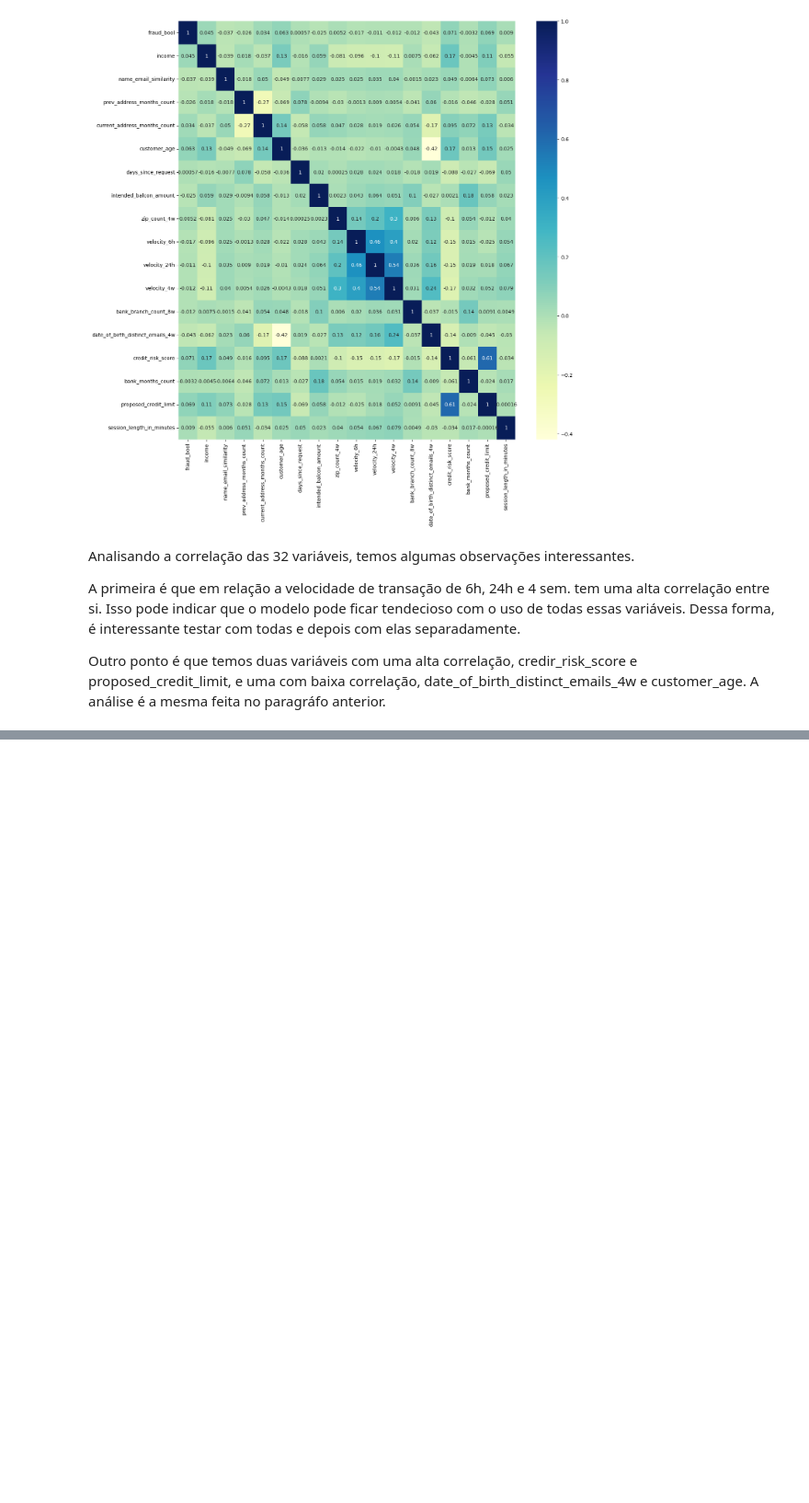
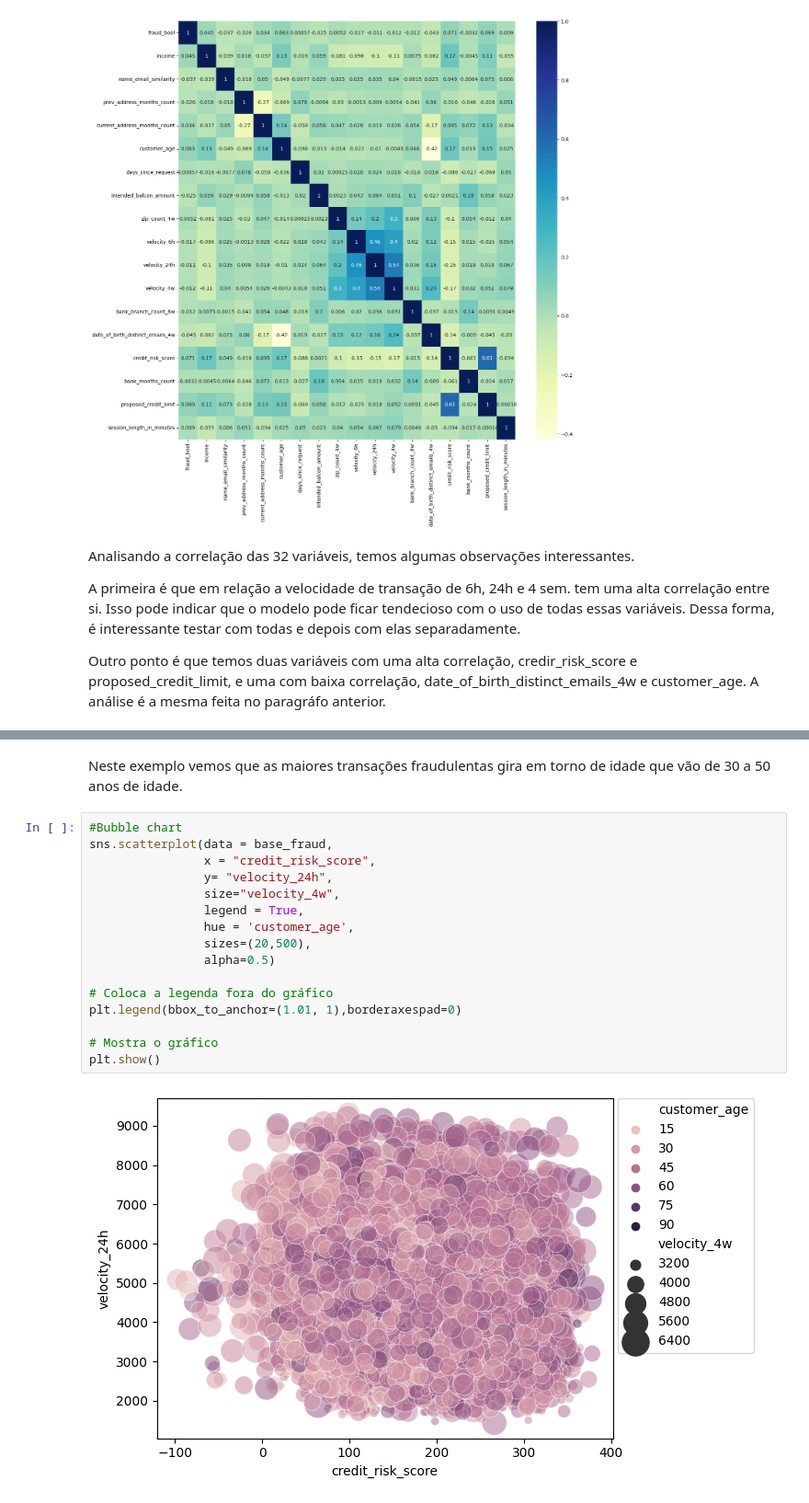
Before and after one commit to marcosmorais94/fraud_bankaccount, a Jupyter notebook: bank_fraud.ipynb, the cells around one changed output, grey strips where cells are left out. Shown at 92% size. Drawn from its saved outputs; the diff is of its cells as text; blank space fills up the shorter version.

```diff
--- a/bank_fraud.ipynb
+++ b/bank_fraud.ipynb
@@ -152,0 +150,20 @@ Aqui vemos que o dataset está desbalanceado, o que era esperado visto que temos
+# %% [markdown]
+Neste exemplo vemos que as maiores transações fraudulentas gira em torno de idade que vão de 30 a 50 anos de idade.
+# %%
+#Bubble chart
+sns.scatterplot(data = base_fraud,
+                x = "credit_risk_score",
+                y= "velocity_24h",
+                size="velocity_4w",
+                legend = True,
+                hue = 'customer_age',
+                sizes=(20,500),
+                alpha=0.5)
+
+# Coloca a legenda fora do gráfico
+plt.legend(bbox_to_anchor=(1.01, 1),borderaxespad=0)
+
+# Mostra o gráfico
+plt.show()
+# %% [output]
+[figure, added]
```
Also changed, not shown: parts of 13 cells of this notebook.
